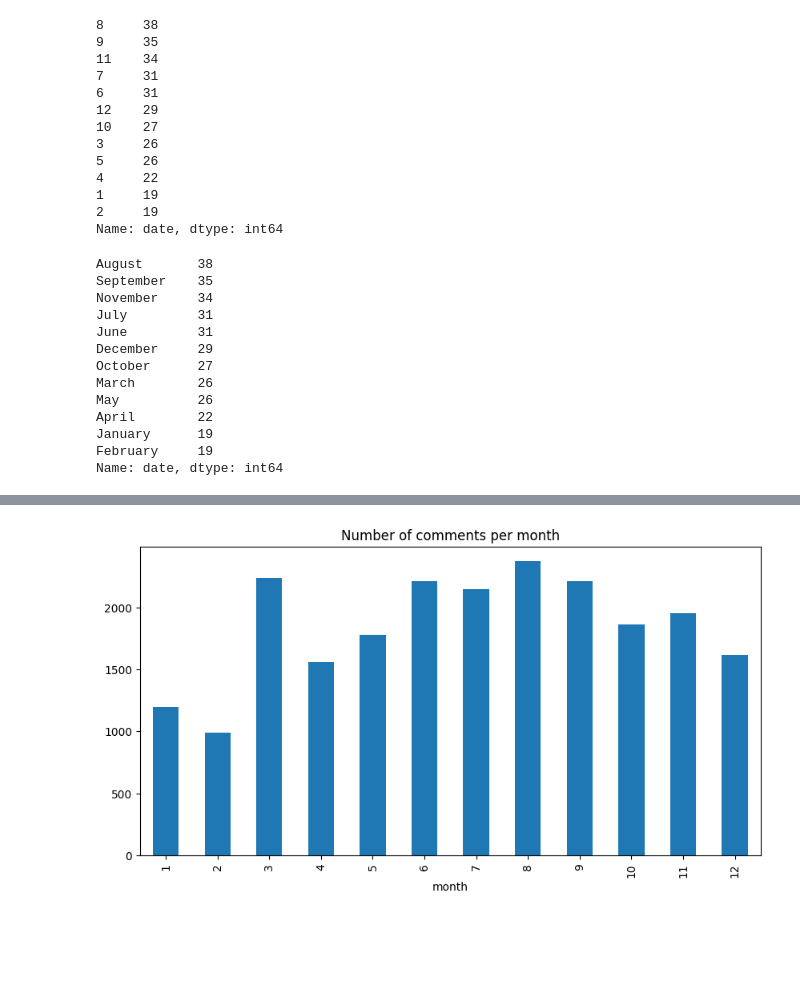
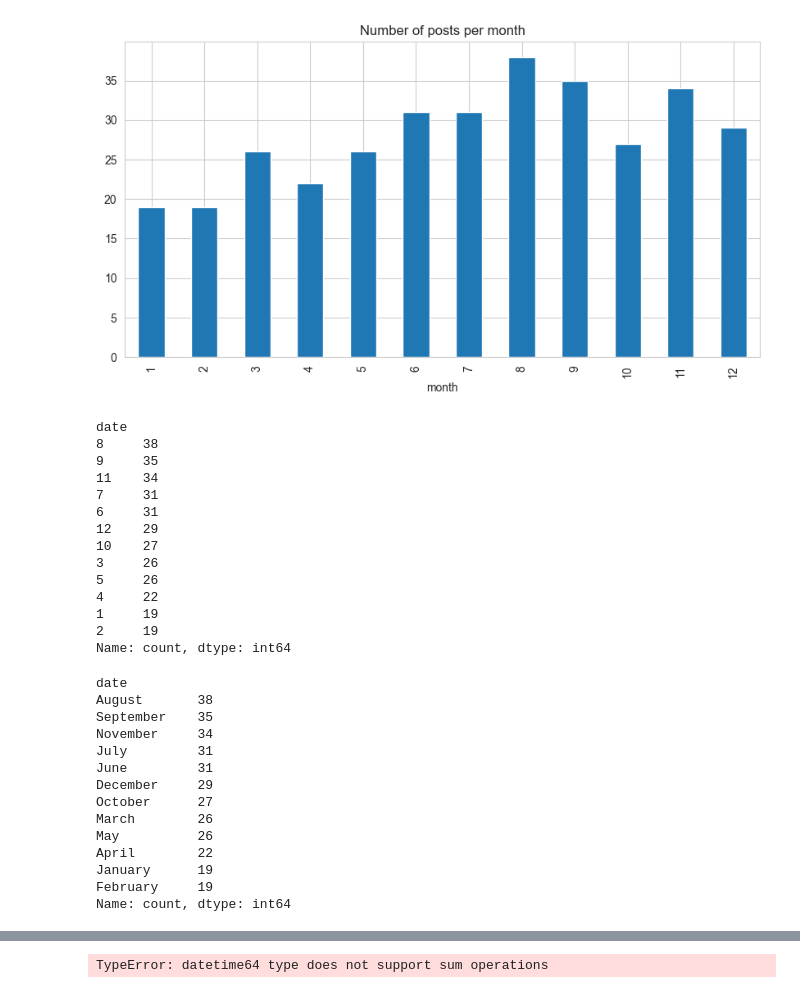
Before and after one commit to meliakru/Covid-and-Reddit, a Jupyter notebook: duringCovid/graphs/Anxiety.ipynb, the cells around one changed output, grey strips where cells are left out. Cells and saved outputs as stored; diff of their text form; code cells hidden in the pictures; blank space fills up the shorter version.

```diff
--- a/duringCovid/graphs/Anxiety.ipynb
+++ b/duringCovid/graphs/Anxiety.ipynb
@@ -1,19 +1,22 @@
 # %%
 import pandas as pd
 import matplotlib.pyplot as plt
 # importing the csv into pandas dataframe
 
-df = pd.read_csv('/home/amisharma/webminning/Scrapper/Anxietyreddit_data.csv')
+df = pd.read_csv('/Users/willjohnston/Documents/GitHub/Covid-and-Reddit/duringCovid/datasets/Anxietyreddit_data.csv')
 
 # using matplotlib to create a graph with the number of posts per month
 df['date'] = pd.to_datetime(df['date'])
 df['month'] = df['date'].dt.month
 ax = df.groupby('month').count()['date'].plot(kind='bar', figsize=(10, 5), title="Number of posts per month")
 
 plt.show()
+# %% [output]
+[figure, added]
 # %%
 df['date'].dt.month.value_counts()
 # %% [output]
+date
 8     38
 9     35
 11    34
@@ -26,10 +29,11 @@ df['date'].dt.month.value_counts()
 4     22
 1     19
 2     19
-Name: date, dtype: int64
+Name: count, dtype: int64
 # %%
 df['date'].dt.month_name().value_counts()
 # %% [output]
+date
 August       38
 September    35
 November     34
@@ -42,7 +46,7 @@ May          26
 April        22
 January      19
 February     19
-Name: date, dtype: int64
+Name: count, dtype: int64
 # %%
 df.head()
 # %% [output]
@@ -57,4 +61,4 @@ df.head()
 ax = df.groupby('month').sum()['Number of comments'].plot(kind='bar', figsize=(10, 5), title="Number of comments per month")
 plt.show()
 # %% [output]
-[figure, removed]
+TypeError: datetime64 type does not support sum operations
```
Also changed, not shown: 1 other file.
